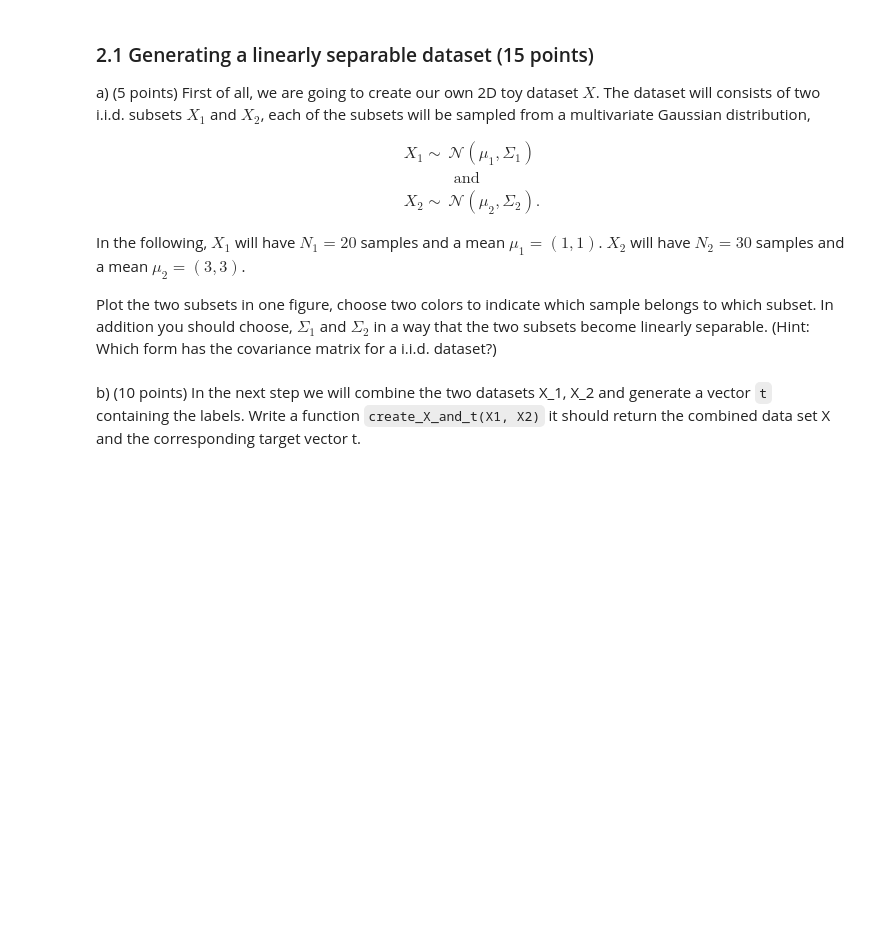
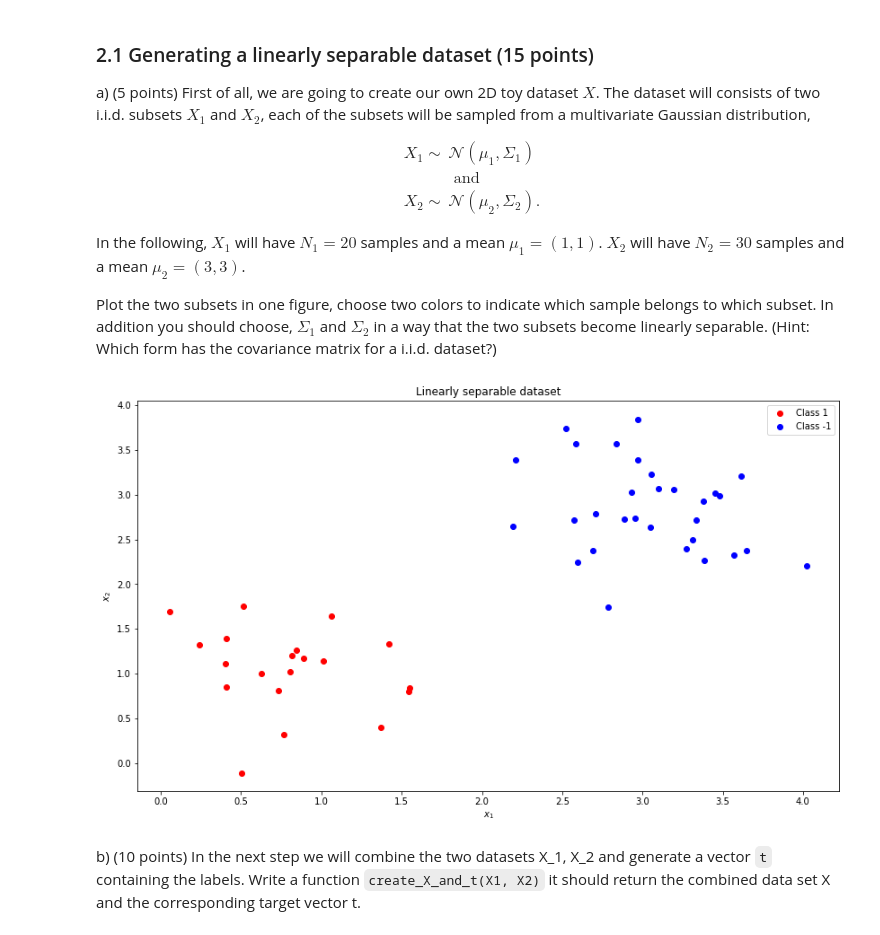
Before and after one commit to ioangatop/MachineLearning, a Jupyter notebook: 12141666_12166804_lab3.ipynb, the cells around one changed output. Saved outputs shown, nothing was run; the diff lists cells and outputs as text; code cells hidden in the pictures; blank space fills up the shorter version.

```diff
--- a/12141666_12166804_lab3.ipynb
+++ b/12141666_12166804_lab3.ipynb
@@ -341,16 +382,24 @@ X_2 \sim &\mathcal{N}(\mu_2, \Sigma_2).
 In the following, $X_1$ will have $N_1=20$ samples and a mean $\mu_1=(1,1)$. $X_2$ will have $N_2=30$ samples and a mean $\mu_2=(3,3)$.
 
 Plot the two subsets in one figure, choose two colors to indicate which sample belongs to which subset. In addition you should choose, $\Sigma_1$ and $\Sigma_2$ in a way that the two subsets become linearly separable. (Hint: Which form has the covariance matrix for a i.i.d. dataset?)
-# %%
-def gen_normal(mu, sigma, N):
-    X = numpy.zeros((2, N))
-    mu = np.ones(N)*mu
-    sigma = np.ones(N)*sigma
-    X[0] = np.random.normal(loc = mu, scale = sigma)
-    X[1] = np.random.normal(loc = mu, scale = sigma)
-    return X
-
-X1 = gen_normal(1, 0.25, 20)
-X2 = gen_normal(3, 0.25, 30)
+# %%
+def gen_normal(mu, sigma, N):
+    dim = len(mu)
+    cov = np.eye(dim) * sigma
+    X = np.random.multivariate_normal(mean=mu, cov=cov, size=N)
+    return X
+
+X1 = gen_normal(mu=[1, 1], sigma=0.25, N=20)
+X2 = gen_normal(mu=[3, 3], sigma=0.25, N=30)
+
+plt.rcParams["figure.figsize"] = [14, 8]
+plt.scatter(X1[:, 0], X1[:, 1], c='red', label='Class 1')
+plt.scatter(X2[:, 0], X2[:, 1], c='blue', label='Class -1')
+plt.xlabel('$x_1$')
+plt.ylabel('$x_2$')
+plt.title('Linearly separable dataset')
+plt.legend();
+# %% [output]
+[figure, added]
 # %% [markdown]
 b) (10 points) In the next step we will combine the two datasets X_1, X_2 and generate a vector `t` containing the labels. Write a function `create_X_and_t(X1, X2)` it should return the combined data set X and the corresponding target vector t.
```
Also changed, not shown: parts of 20 cells of this notebook.
